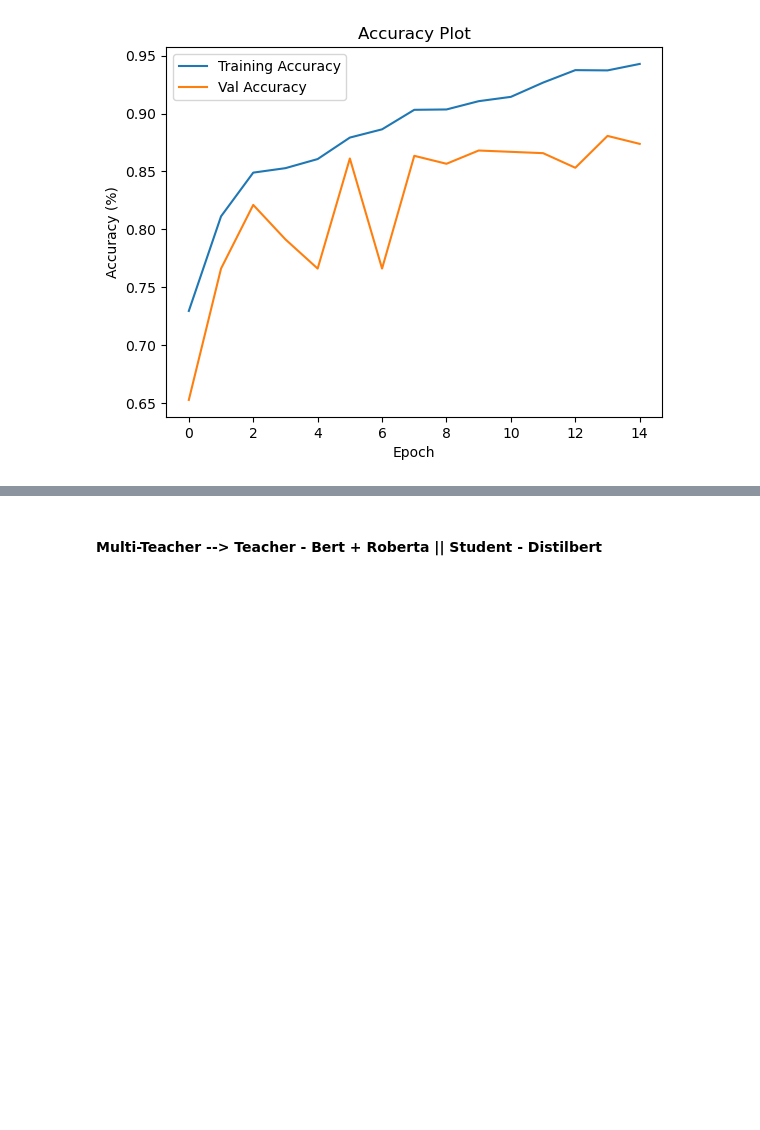
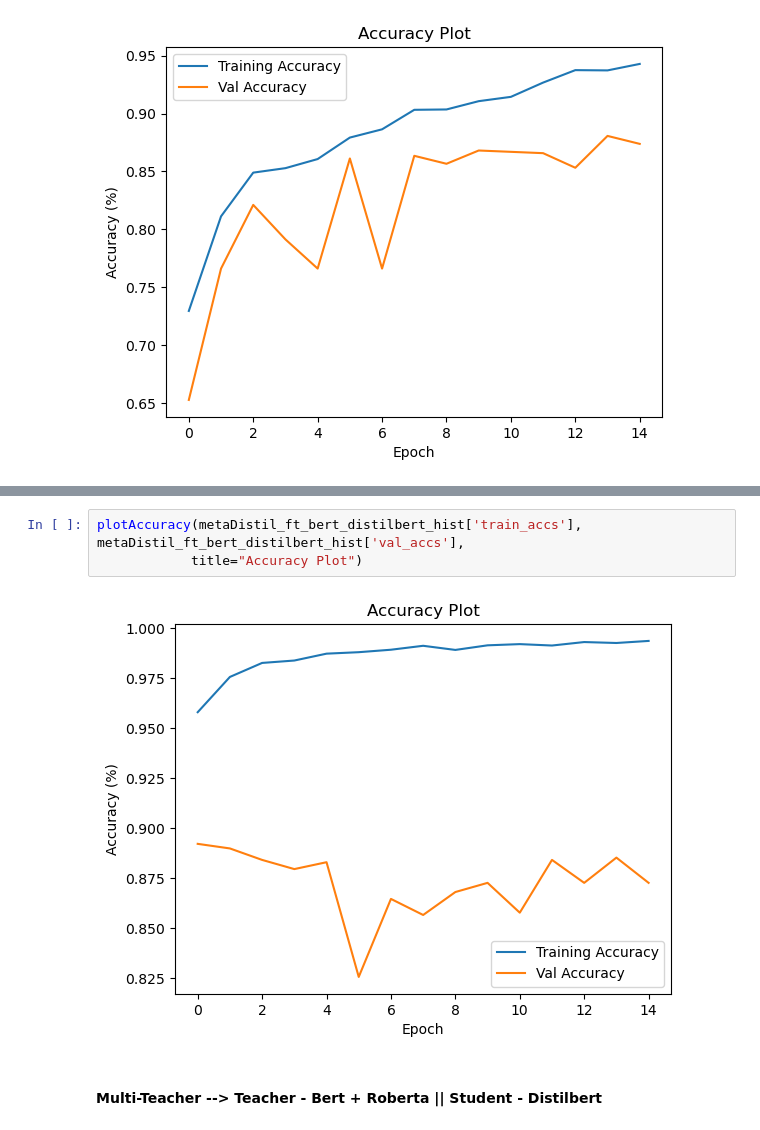
Before and after one commit to aal2015/NLP-Project, a Jupyter notebook: models_analysis.ipynb, the cells around one changed output, grey strips where cells are left out. Drawn from its saved outputs; the diff is of its cells as text; blank space fills up the shorter version.

```diff
--- a/models_analysis.ipynb
+++ b/models_analysis.ipynb
@@ -414,3 +446,8 @@ plotAccuracy(metaDistil_roberta_distilbert_hist['train_accs'], metaDistil_robert
+# %%
+plotAccuracy(metaDistil_ft_bert_distilbert_hist['train_accs'], metaDistil_ft_bert_distilbert_hist['val_accs'],
+            title="Accuracy Plot")
+# %% [output]
+[figure, added]
 # %% [markdown]
 #### Multi-Teacher --> Teacher - Bert +  Roberta || Student - Distilbert
 # %%
```
Also changed, not shown: parts of 32 cells of this notebook, 3 other files.
